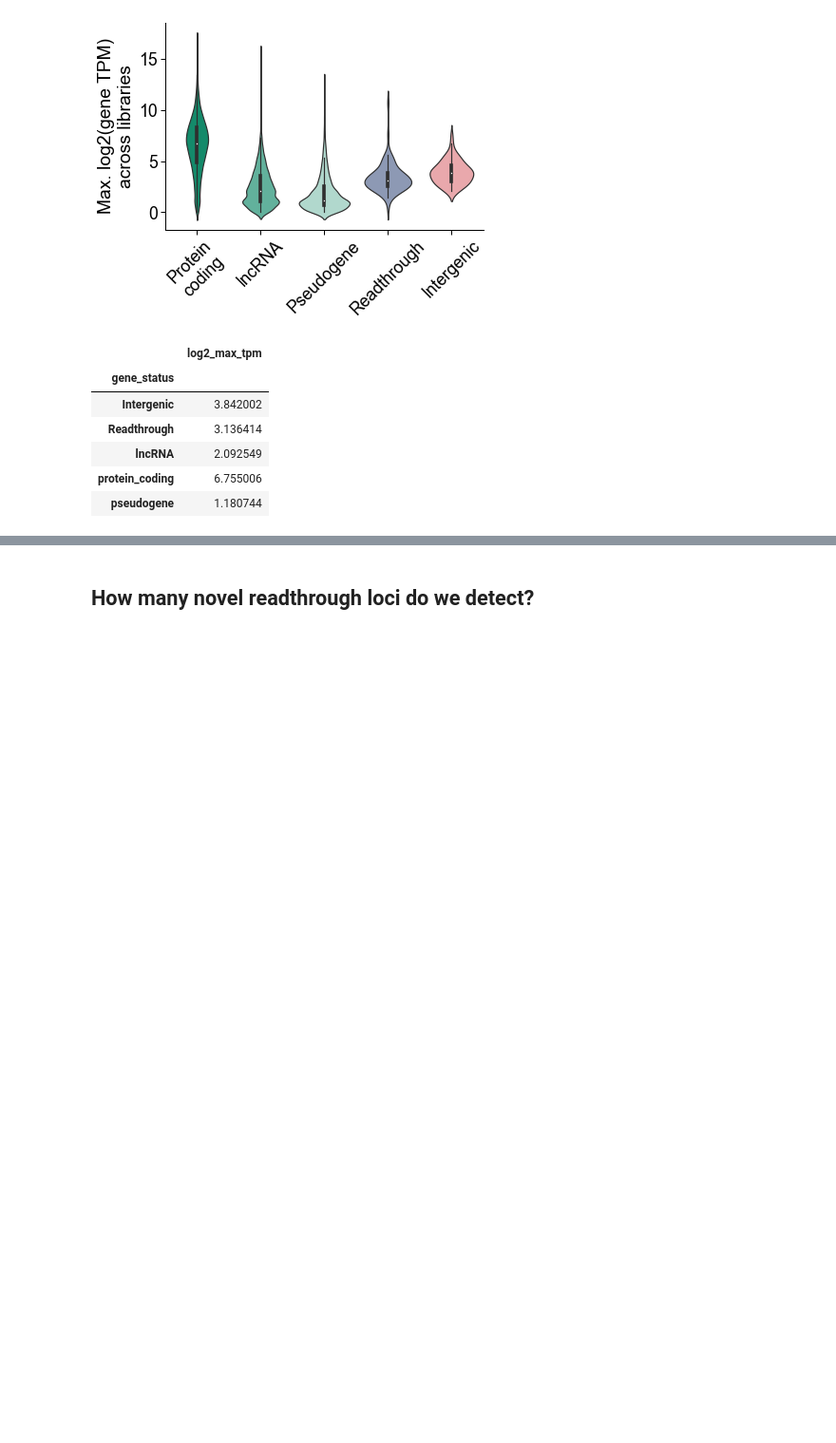
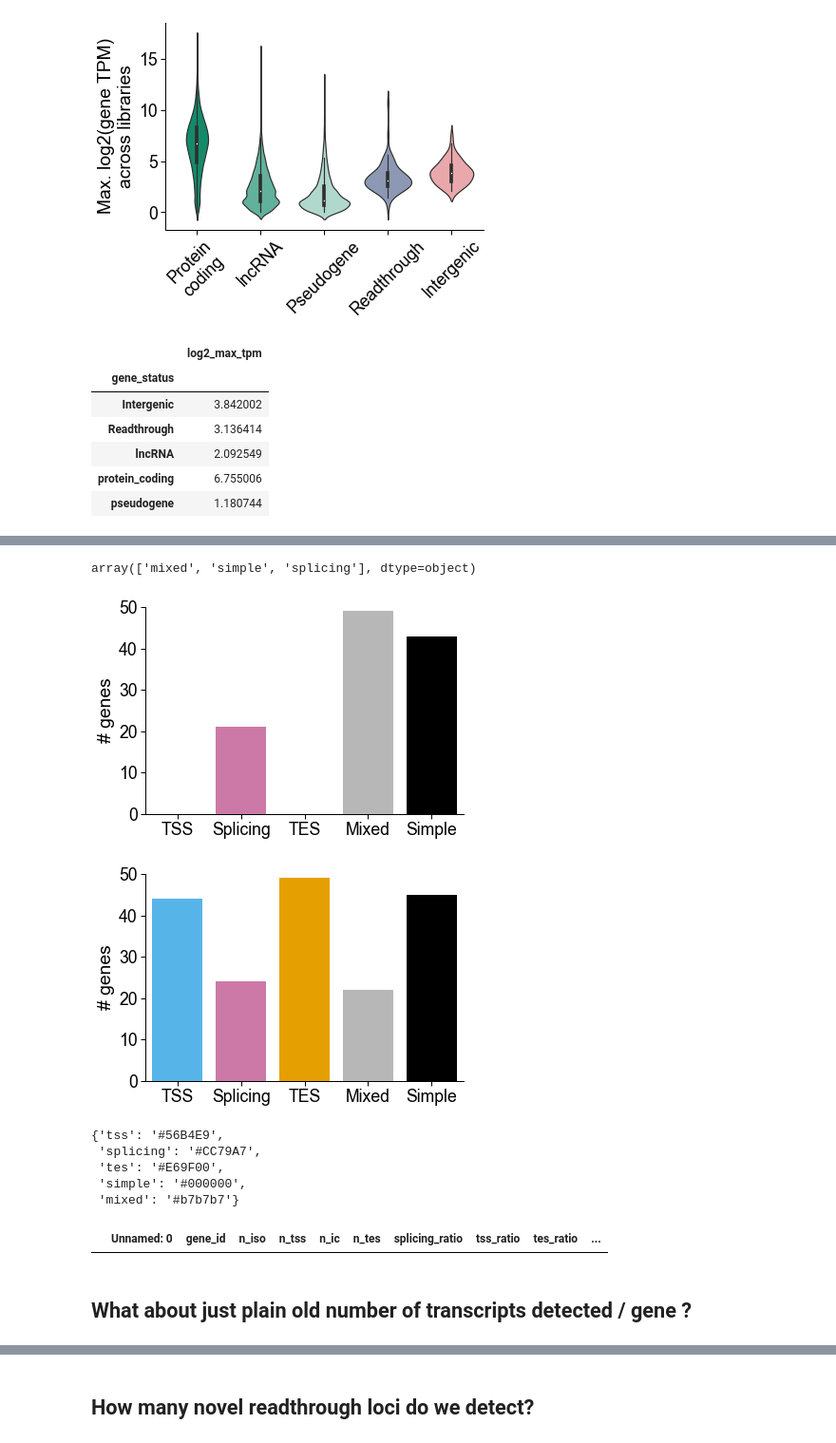
Before and after one commit to fairliereese/paper_rnawg, a Jupyter notebook: figures_revisions/revisions/novel_gene_characterization.ipynb, the cells around one changed output, grey strips where cells are left out. Shown at 95% size. Cells and saved outputs as stored; diff of their text form; code cells hidden in the pictures; blank space fills up the shorter version.

```diff
--- a/figures_revisions/revisions/novel_gene_characterization.ipynb
+++ b/figures_revisions/revisions/novel_gene_characterization.ipynb
@@ -517,0 +425,4 @@ ax.tick_params(axis="x", rotation=45)
+# %%
+# get only transcripts from novel genes
+df = df.loc[df.gene_novelty!='Known']
+tids = df.annot_transcript_id.tolist()
@@ -517,0 +434,7 @@ ax.tick_params(axis="x", rotation=45)
+# %%
+trip_df = pd.read_csv('readthrough_triplets.tsv', sep='\t')
+# %%
+trip_df = trip_df.merge(df[['gid', 'gene_novelty']],
+                        how='left',
+                        left_on='gene_id',
+                        right_on='gid')
@@ -517,0 +450,43 @@ ax.tick_params(axis="x", rotation=45)
+# %%
+temp2.sector.unique()
+# %% [output]
+array(['mixed', 'simple', 'splicing'], dtype=object)
+# %%
+temp = trip_df[['gene_novelty', 'gid', 'sector']].groupby(['gene_novelty', 'sector']).count().reset_index().rename({'gid':'n_genes'}, axis=1)
+c_dict_2, order_2 = get_sector_colors()
+for n in temp.gene_novelty.unique().tolist():
+    temp2 = temp.loc[temp.gene_novelty==n].copy(deep=True)
+    ax = sns.barplot(data=temp2, x='sector', y='n_genes', saturation=1, order=order_2, palette=c_dict_2)
+    ax.spines['right'].set_visible(False)
+    ax.spines['top'].set_visible(False)
+    ax.set(ylabel='# genes', xlabel='', ylim=(0,50))
+    labels = []
+    for o in order_2:
+        if o == 'tss' or o == 'tes':
+            l = o.upper()
+        else:
+            l = o.capitalize()
+        labels.append(l)
+    ax.set_xticklabels(labels)
+    fname = f'figures/{n}_genes_per_sector.pdf'
+    plt.savefig(fname, dpi=500)
+    plt.show()
+
+    # plt.clf()
+# %% [output]
+[figure, added]
+[figure, added]
+# %%
+c_dict_2
+# %% [output]
+{'tss': '#56B4E9',
+ 'splicing': '#CC79A7',
+ 'tes': '#E69F00',
+ 'simple': '#000000',
+ 'mixed': '#b7b7b7'}
+# %%
+trip_df.loc[(trip_df.gene_novelty=='Intergenic')&(trip_df.sector=='tss')]
+# %% [output]
+|  | Unnamed: 0 | gene_id | n_iso | n_tss | n_ic | n_tes | splicing_ratio | tss_ratio | tes_ratio | ... |
+# %% [markdown]
+## What about just plain old number of transcripts detected / gene ?
```
Also changed, not shown: parts of 41 cells of this notebook, 4 other files.
